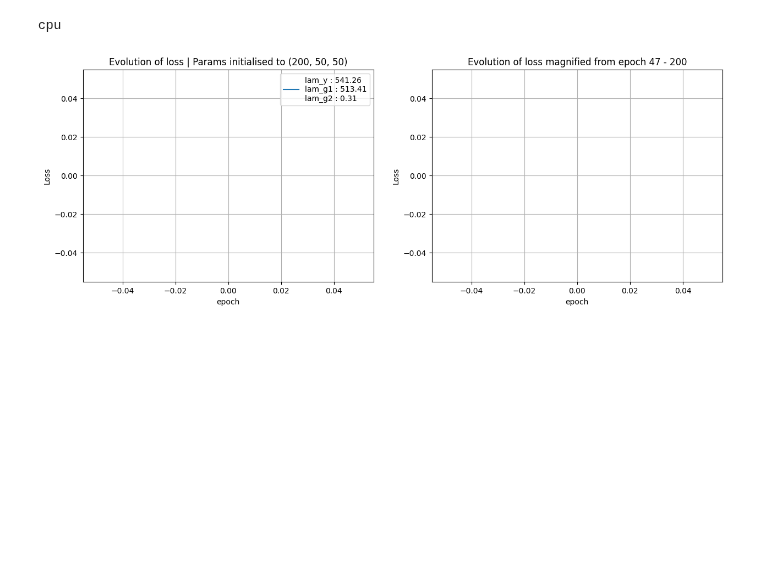
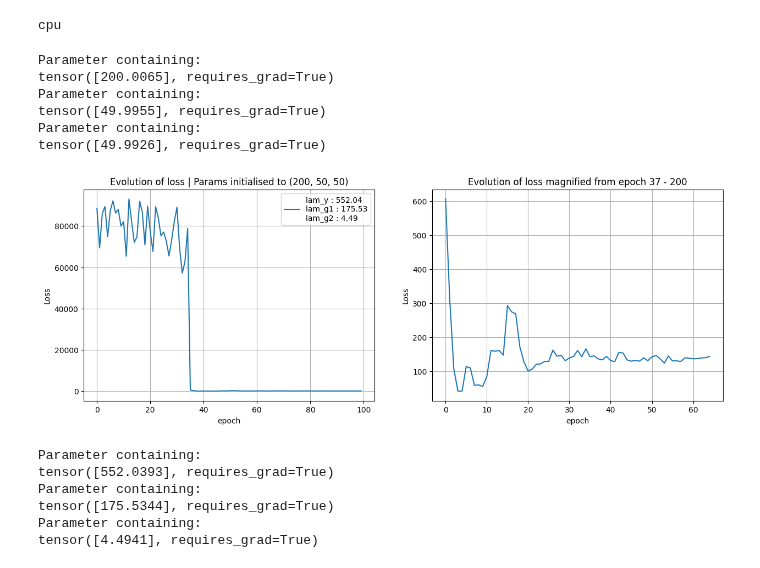
Before and after one commit to michael-cummins/DeePC-HUNT, a Jupyter notebook: src/cartpole_ddeepc.ipynb, the cells around one changed output. Cells and saved outputs as stored; diff of their text form; code cells hidden in the pictures; blank space fills up the shorter version.

```diff
--- a/src/cartpole_ddeepc.ipynb
+++ b/src/cartpole_ddeepc.ipynb
@@ -50,7 +50,7 @@ m = 1
 p = 4
 Tf = 20
 T = (m+1)*(Tini + Tf + p) + 14
-n_batch = 1
+n_batch = 16
 device = 'cuda' if torch.cuda.is_available() else 'mps'
 device = 'cpu'
 print(device)
@@ -77,21 +77,28 @@ lam_y = torch.Tensor([541.258]).to(device)
 controller = DDeePC(
     ud=ud, yd=yd, u_constraints=u_constraints, y_constraints=y_constraints,
     Tini=Tini, T=T, N=Tf, m=m, p=p, n_batch=n_batch, device=device,
-    linear=False, stochastic=True, q=q, r=r, lam_g1=lam_g1, lam_g2=lam_g2, lam_y=lam_y
+    linear=False, stochastic=True, q=q, r=r
 ).to(device)
 # %%
 for param in controller.parameters():
     print(param)
+# %% [output]
+Parameter containing:
+tensor([200.0065], requires_grad=True)
+Parameter containing:
+tensor([49.9955], requires_grad=True)
+Parameter containing:
+tensor([49.9926], requires_grad=True)
 # %%
-episodes = 100
+episodes = 50
 ref = torch.zeros(size=(n_batch,p))
 perfect = torch.kron(torch.ones(episodes+Tini), ref).to(device)
 ref = torch.kron(torch.ones(Tf), ref).to(device)
 n_row = np.sqrt(n_batch).astype(np.uint8)
 n_col = n_row
-# opt = torch.optim.Rprop(controller.parameters(), lr=0.01, step_sizes=(1e-3,100))
+opt = torch.optim.Rprop(controller.parameters(), lr=0.01, step_sizes=(1e-3,100))
 
-epochs = 1
+epochs = 100
 pbar = tqdm(range(epochs))
 cum_loss = []
 done = False
@@ -109,8 +116,9 @@ for j in pbar:
     t_dir = tempfile.mkdtemp()
     for i in range(episodes):
 
-        noise = torch.diag(torch.kron(torch.ones(Tini), torch.Tensor([0.01, 0.01, 0.005, 0.01])))@torch.randn(p*Tini,)
-        noise = noise.repeat(n_batch, 1).to(device)
+        # noise = torch.diag(torch.kron(torch.ones(Tini), torch.Tensor([0.01, 0.01, 0.005, 0.01])))@torch.randn(p*Tini,)
+        # noise = noise.repeat(n_batch, 1).to(device)
+        noise = torch.randn(yini.shape).to(device)*0.005
 
         g, u_pred, y_pred, sig_y = controller(ref=ref, y_ini=yini+noise, u_ini=uini)
         G, E = torch.cat((G, g.unsqueeze(1)), axis=1), torch.cat((E, sig_y.unsqueeze(1)), axis=1)
@@ -119,42 +127,41 @@ for j in pbar:
         y = dx(yini[:,-p:], input)
         Y = torch.cat((Y, y.unsqueeze(1)), axis=1)
         yini = torch.cat((yini[:, p:], y), axis=1)
-        fig, axs = plt.subplots(n_row, n_col, figsize=(3*n_col,3*n_row), gridspec_kw = {'wspace':0, 'hspace':0})
-        # axs = axs.reshape(-1)
-        for i in range(n_batch):
-            dx.get_frame(y[i], ax=axs)
-            axs.get_xaxis().set_visible(True)
-            axs.get_yaxis().set_visible(True)
-        fig.tight_layout()
-        fig.savefig(os.path.join(t_dir, 'frame_{:03d}.png'.format(i)))
-        plt.close(fig)
-#     loss = episode_loss(G=G, U=U, Y=Y, E=E, controller=controller, PI=PI)
-#     cum_loss.append(loss.item())
-#     opt.zero_grad()
-#     loss.backward()
-#     opt.step()
-#     controller.apply(clipper)
-#     pbar.set_description(f'l={loss.item():.3f}, ly={controller.lam_y.data.item():.3f},\
-#  lg1={controller.lam_g1.data.item():.3f}, lg2={controller.lam_g2.data.item():.3f}, q = {controller.q.data}, r = {controller.r.data}')
+
+    loss = episode_loss(G=G, U=U, Y=Y, E=E, controller=controller, PI=PI)
+    cum_loss.append(loss.item())
+    opt.zero_grad()
+    loss.backward()
+    opt.step()
+    controller.apply(clipper)
+    pbar.set_description(f'l={loss.item():.3f}, ly={controller.lam_y.data.item():.3f},\
+ lg1={controller.lam_g1.data.item():.3f}, lg2={controller.lam_g2.data.item():.3f}, q = {controller.q.data}, r = {controller.r.data}')
 # %%
 plt.rcParams["figure.figsize"] = (15,5)
 plt.subplot(1,2,1)
 plt.title('Evolution of loss | Params initialised to (200, 50, 50)')
 plt.plot(range(len(cum_loss)), cum_loss, label=f'lam_y : {controller.lam_y.data.item():.2f}\nlam_g1 : {controller.lam_g1.data.item():.2f}\nlam_g2 : {controller.lam_g2.data.item():.2f}')
 plt.ylabel("Loss")
 plt.xlabel("epoch")
 plt.grid('on')
 plt.legend()
 plt.subplot(1,2,2)
-plt.title('Evolution of loss magnified from epoch 47 - 200')
-plt.plot(range(len(cum_loss[37:])), cum_loss[37:])
+plt.title('Evolution of loss magnified from epoch 35 - 200')
+plt.plot(range(len(cum_loss[35:])), cum_loss[35:])
 plt.ylabel("Loss")
 plt.xlabel("epoch")
 plt.grid('on')
 plt.show()
 # %% [output]
-[figure, old version]
+[figure, new version]
 # %%
 for param in controller.parameters():
     print(param)
+# %% [output]
+Parameter containing:
+tensor([552.0393], requires_grad=True)
+Parameter containing:
+tensor([175.5344], requires_grad=True)
+Parameter containing:
+tensor([4.4941], requires_grad=True)
 # %%
```
Also changed, not shown: parts of 1 cell of this notebook, 2 other files.
